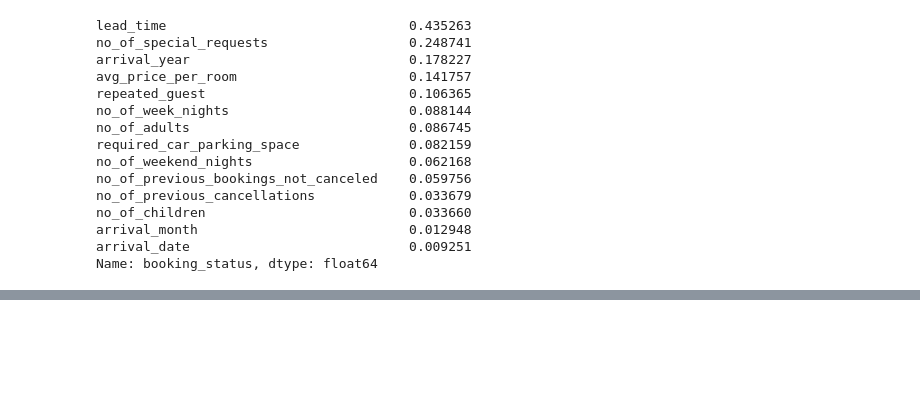
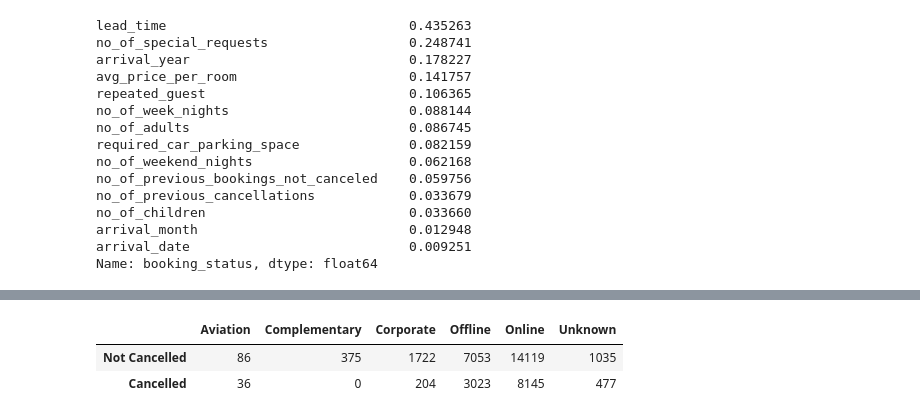
Before and after one commit to SirTee12/Hotel-Booking-Cancellation-Prediction, a Jupyter notebook: Hotel-Booking-Cancellation-Prediction.ipynb, the cells around one changed output, grey strips where cells are left out. Drawn from its saved outputs; the diff is of its cells as text; code cells hidden in the pictures; blank space fills up the shorter version.

```diff
--- a/Hotel-Booking-Cancellation-Prediction.ipynb
+++ b/Hotel-Booking-Cancellation-Prediction.ipynb
@@ -420,0 +437,13 @@ plt.show()
+# %%
+# create crosstab
+cross_tab_mkt = pd.crosstab(hotel_bookings['booking_status'], hotel_bookings['market_segment_type'])
+
+# rename columns and index
+cross_tab_mkt.columns = ['Aviation', 'Complementary', 'Corporate', 'Offline', 'Online', 'Unknown']
+cross_tab_mkt.index=["Not Cancelled", "Cancelled"]
+
+cross_tab_mkt
+# %% [output]
+|  | Aviation | Complementary | Corporate | Offline | Online | Unknown |
+| Not Cancelled | 86 | 375 | 1722 | 7053 | 14119 | 1035 |
+| Cancelled | 36 | 0 | 204 | 3023 | 8145 | 477 |
```
Also changed, not shown: parts of 22 cells of this notebook.
